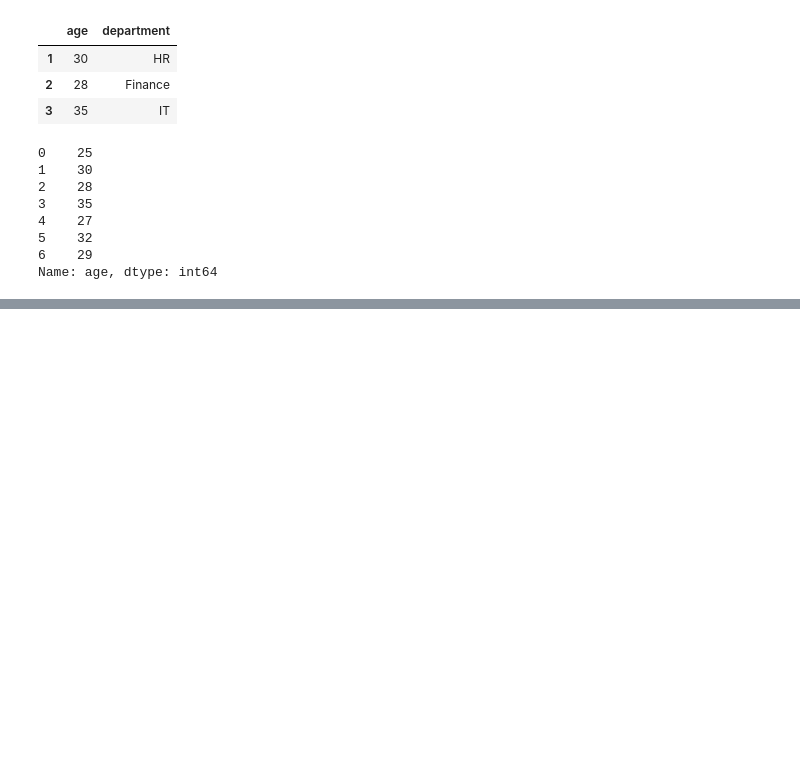
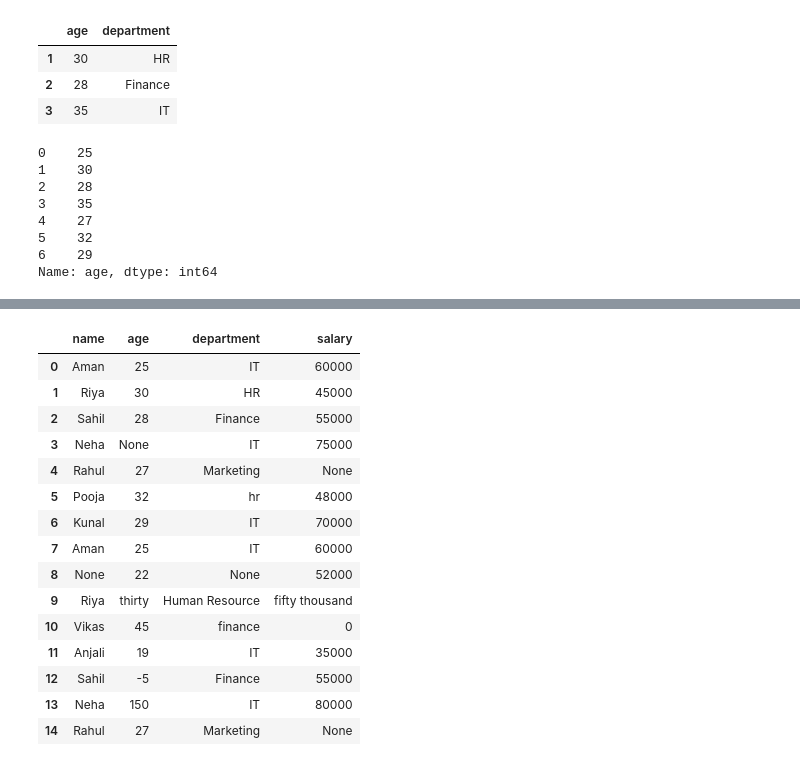
Before and after one commit to Ankit5641/PYTHON-, a Jupyter notebook: zero to pandas.ipynb, the cells around one changed output, grey strips where cells are left out. Drawn from its saved outputs; the diff is of its cells as text; code cells hidden in the pictures; blank space fills up the shorter version.

```diff
--- a/zero to pandas.ipynb
+++ b/zero to pandas.ipynb
@@ -817,0 +961,44 @@ df
+# %%
+dirty_data = {
+    "name": [
+        "Aman", "Riya", "Sahil", "Neha", "Rahul",
+        "Pooja", "Kunal", "Aman", None, "Riya",
+        "Vikas", "Anjali", "Sahil", "Neha", "Rahul"
+    ],
+    "age": [
+        25, "30", 28, None, 27,
+        32, 29, 25, 22, "thirty",
+        45, 19, -5, 150, 27
+    ],
+    "department": [
+        "IT", "HR", "Finance", "IT", "Marketing",
+        "hr", "IT ", "IT", None, "Human Resource",
+        "finance", "IT", "Finance", "IT", "Marketing"
+    ],
+    "salary": [
+        60000, "45000", 55000, 75000, None,
+        48000, "70000", 60000, 52000, "fifty thousand",
+        0, 35000, 55000, 80000, None
+    ]
+}
+# %%
+import pandas as pd
+df = pd.DataFrame(dirty_data)
+df
+# %% [output]
+|  | name | age | department | salary |
+| 0 | Aman | 25 | IT | 60000 |
+| 1 | Riya | 30 | HR | 45000 |
+| 2 | Sahil | 28 | Finance | 55000 |
+| 3 | Neha | None | IT | 75000 |
+| 4 | Rahul | 27 | Marketing | None |
+| 5 | Pooja | 32 | hr | 48000 |
+| 6 | Kunal | 29 | IT | 70000 |
+| 7 | Aman | 25 | IT | 60000 |
+| 8 | None | 22 | None | 52000 |
+| 9 | Riya | thirty | Human Resource | fifty thousand |
+| 10 | Vikas | 45 | finance | 0 |
+| 11 | Anjali | 19 | IT | 35000 |
+| 12 | Sahil | -5 | Finance | 55000 |
+| 13 | Neha | 150 | IT | 80000 |
+| 14 | Rahul | 27 | Marketing | None |
```
Also changed, not shown: parts of 35 cells of this notebook.
